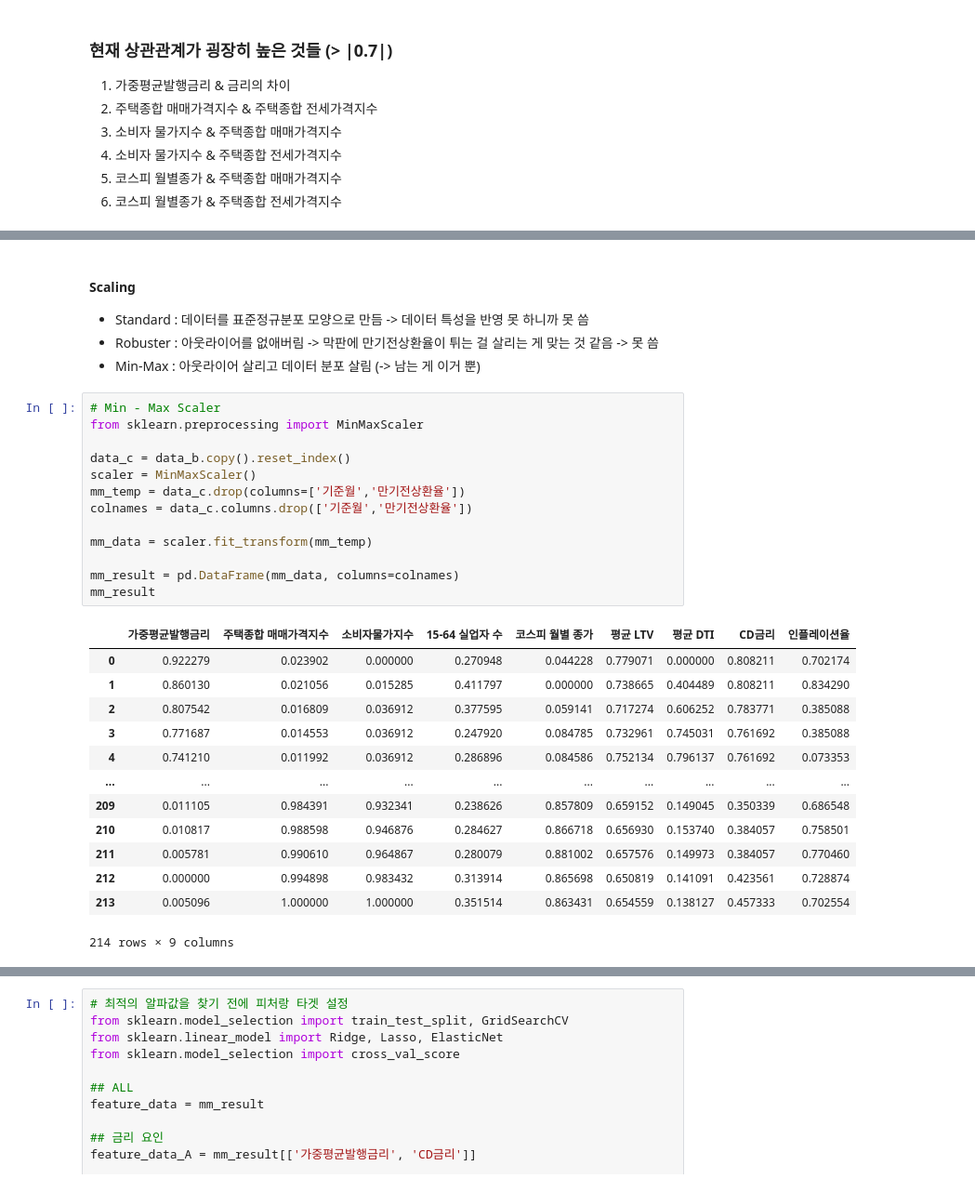
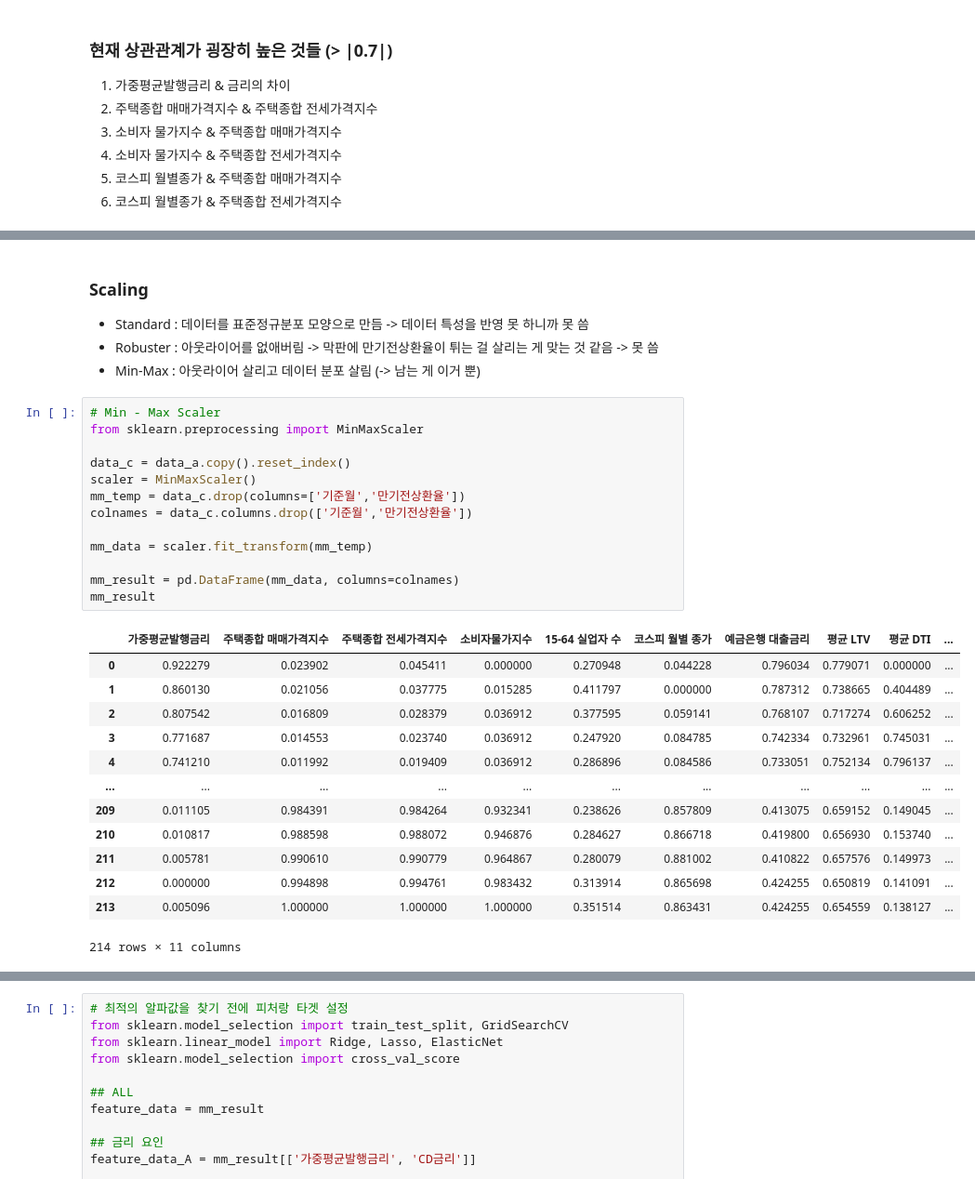
Before and after one commit to xxuvny/Project1_human, a Jupyter notebook: 02_분석.ipynb, the cells around one changed output, grey strips where cells are left out. Shown: that part at 93% size. Drawn from its saved outputs; the diff is of its cells as text.

```diff
--- a/02_분석.ipynb
+++ b/02_분석.ipynb
@@ -107,35 +139,35 @@ plt.show()
 # %% [markdown]
-#### Scaling
+### Scaling
 - Standard : 데이터를 표준정규분포 모양으로 만듬 -> 데이터 특성을 반영 못 하니까 못 씀
 - Robuster : 아웃라이어를 없애버림 -> 막판에 만기전상환율이 튀는 걸 살리는 게 맞는 것 같음 -> 못 씀
 - Min-Max : 아웃라이어 살리고 데이터 분포 살림 (-> 남는 게 이거 뿐)
 # %%
 # Min - Max Scaler
 from sklearn.preprocessing import MinMaxScaler
 
-data_c = data_b.copy().reset_index()
+data_c = data_a.copy().reset_index()
 scaler = MinMaxScaler()
 mm_temp = data_c.drop(columns=['기준월','만기전상환율'])
 colnames = data_c.columns.drop(['기준월','만기전상환율'])
 
 mm_data = scaler.fit_transform(mm_temp)
 
 mm_result = pd.DataFrame(mm_data, columns=colnames)
 mm_result
 # %% [output]
-|  | 가중평균발행금리 | 주택종합 매매가격지수 | 소비자물가지수 | 15-64 실업자 수 | 코스피 월별 종가 | 평균 LTV | 평균 DTI | CD금리 | 인플레이션율 |
-| 0 | 0.922279 | 0.023902 | 0.000000 | 0.270948 | 0.044228 | 0.779071 | 0.000000 | 0.808211 | 0.702174 |
-| 1 | 0.860130 | 0.021056 | 0.015285 | 0.411797 | 0.000000 | 0.738665 | 0.404489 | 0.808211 | 0.834290 |
-| 2 | 0.807542 | 0.016809 | 0.036912 | 0.377595 | 0.059141 | 0.717274 | 0.606252 | 0.783771 | 0.385088 |
-| 3 | 0.771687 | 0.014553 | 0.036912 | 0.247920 | 0.084785 | 0.732961 | 0.745031 | 0.761692 | 0.385088 |
-| 4 | 0.741210 | 0.011992 | 0.036912 | 0.286896 | 0.084586 | 0.752134 | 0.796137 | 0.761692 | 0.073353 |
-| ... | ... | ... | ... | ... | ... | ... | ... | ... | ... |
-| 209 | 0.011105 | 0.984391 | 0.932341 | 0.238626 | 0.857809 | 0.659152 | 0.149045 | 0.350339 | 0.686548 |
-| 210 | 0.010817 | 0.988598 | 0.946876 | 0.284627 | 0.866718 | 0.656930 | 0.153740 | 0.384057 | 0.758501 |
-| 211 | 0.005781 | 0.990610 | 0.964867 | 0.280079 | 0.881002 | 0.657576 | 0.149973 | 0.384057 | 0.770460 |
-| 212 | 0.000000 | 0.994898 | 0.983432 | 0.313914 | 0.865698 | 0.650819 | 0.141091 | 0.423561 | 0.728874 |
-| 213 | 0.005096 | 1.000000 | 1.000000 | 0.351514 | 0.863431 | 0.654559 | 0.138127 | 0.457333 | 0.702554 |
+|  | 가중평균발행금리 | 주택종합 매매가격지수 | 주택종합 전세가격지수 | 소비자물가지수 | 15-64 실업자 수 | 코스피 월별 종가 | 예금은행 대출금리 | 평균 LTV | 평균 DTI | ... |
+| 0 | 0.922279 | 0.023902 | 0.045411 | 0.000000 | 0.270948 | 0.044228 | 0.796034 | 0.779071 | 0.000000 | ... |
+| 1 | 0.860130 | 0.021056 | 0.037775 | 0.015285 | 0.411797 | 0.000000 | 0.787312 | 0.738665 | 0.404489 | ... |
+| 2 | 0.807542 | 0.016809 | 0.028379 | 0.036912 | 0.377595 | 0.059141 | 0.768107 | 0.717274 | 0.606252 | ... |
+| 3 | 0.771687 | 0.014553 | 0.023740 | 0.036912 | 0.247920 | 0.084785 | 0.742334 | 0.732961 | 0.745031 | ... |
+| 4 | 0.741210 | 0.011992 | 0.019409 | 0.036912 | 0.286896 | 0.084586 | 0.733051 | 0.752134 | 0.796137 | ... |
+| ... | ... | ... | ... | ... | ... | ... | ... | ... | ... | ... |
+| 209 | 0.011105 | 0.984391 | 0.984264 | 0.932341 | 0.238626 | 0.857809 | 0.413075 | 0.659152 | 0.149045 | ... |
+| 210 | 0.010817 | 0.988598 | 0.988072 | 0.946876 | 0.284627 | 0.866718 | 0.419800 | 0.656930 | 0.153740 | ... |
+| 211 | 0.005781 | 0.990610 | 0.990779 | 0.964867 | 0.280079 | 0.881002 | 0.410822 | 0.657576 | 0.149973 | ... |
+| 212 | 0.000000 | 0.994898 | 0.994761 | 0.983432 | 0.313914 | 0.865698 | 0.424255 | 0.650819 | 0.141091 | ... |
+| 213 | 0.005096 | 1.000000 | 1.000000 | 1.000000 | 0.351514 | 0.863431 | 0.424255 | 0.654559 | 0.138127 | ... |
-214 rows × 9 columns
+214 rows × 11 columns
 # %%
 # Min-Max 스케일링 잘 됐는지 확인
 mm_result.describe()
```
Also changed, not shown: parts of 19 cells of this notebook, 2 other files.
